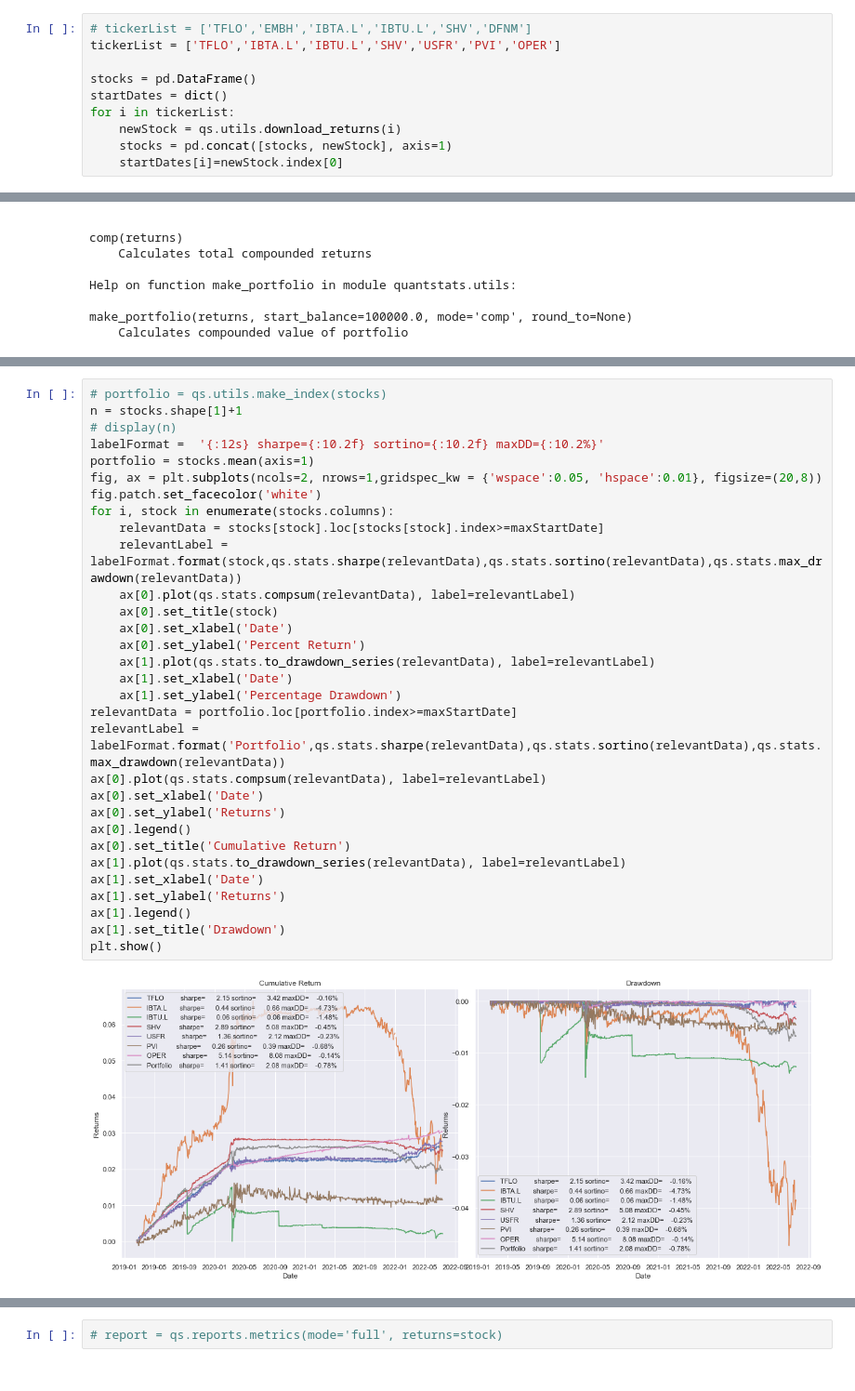
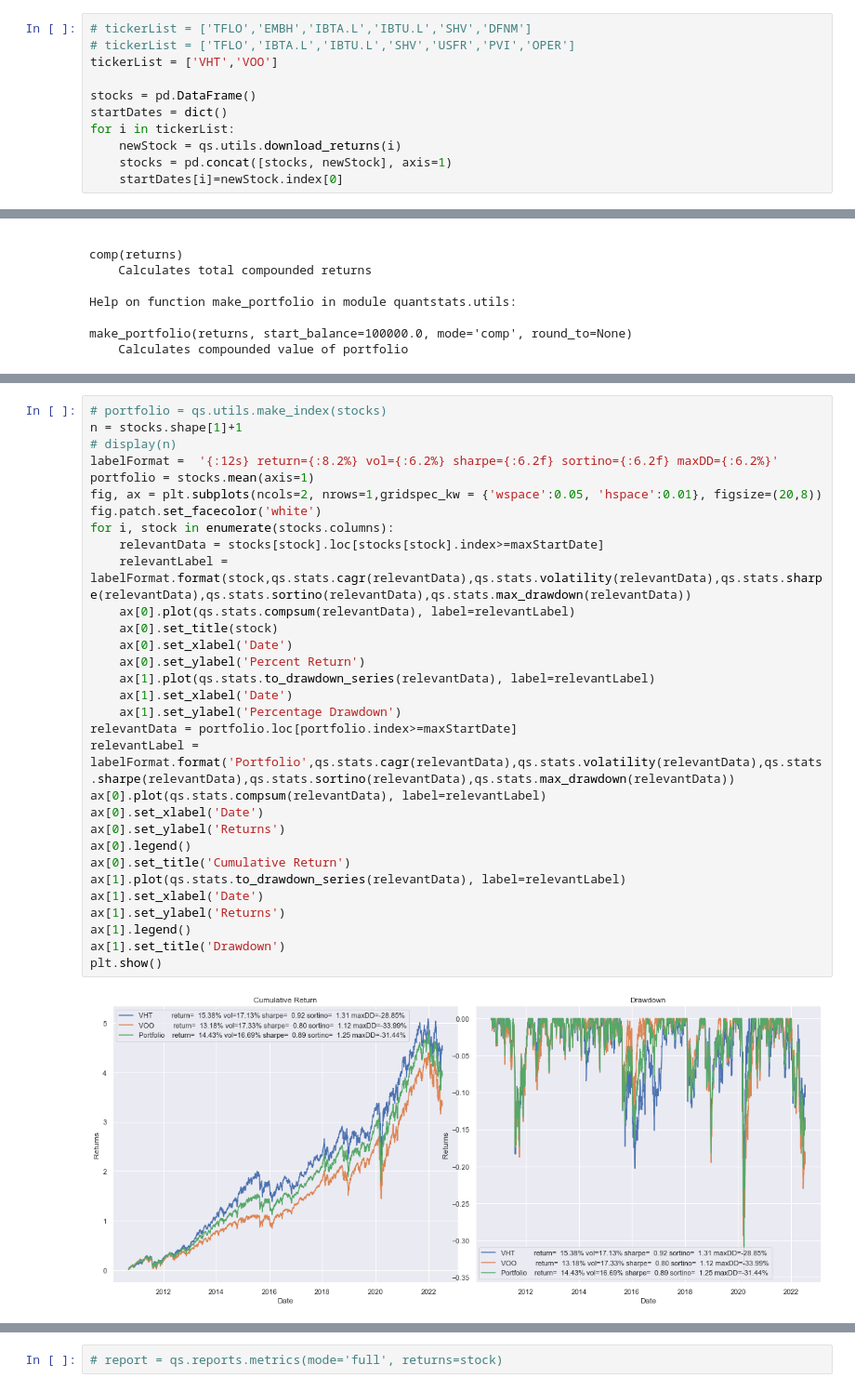
Before and after one commit to wakamex/tradcharts, a Jupyter notebook: stocks.ipynb, the cells around one changed output, grey strips where cells are left out. Shown at 93% size. Saved outputs shown, nothing was run; the diff lists cells and outputs as text.

```diff
--- a/stocks.ipynb
+++ b/stocks.ipynb
@@ -23,6 +29,7 @@ stock.sharpe()
 # %%
 # tickerList = ['TFLO','EMBH','IBTA.L','IBTU.L','SHV','DFNM']
-tickerList = ['TFLO','IBTA.L','IBTU.L','SHV','USFR','PVI','OPER']
+# tickerList = ['TFLO','IBTA.L','IBTU.L','SHV','USFR','PVI','OPER']
+tickerList = ['VHT','VOO']
 
 stocks = pd.DataFrame()
 startDates = dict()
@@ -110,33 +112,33 @@ plt.show()
 # %%
 # portfolio = qs.utils.make_index(stocks)
 n = stocks.shape[1]+1
 # display(n)
-labelFormat =  '{:12s} sharpe={:10.2f} sortino={:10.2f} maxDD={:10.2%}'
+labelFormat =  '{:12s} return={:8.2%} vol={:6.2%} sharpe={:6.2f} sortino={:6.2f} maxDD={:6.2%}'
 portfolio = stocks.mean(axis=1)
 fig, ax = plt.subplots(ncols=2, nrows=1,gridspec_kw = {'wspace':0.05, 'hspace':0.01}, figsize=(20,8))
 fig.patch.set_facecolor('white')
 for i, stock in enumerate(stocks.columns):
     relevantData = stocks[stock].loc[stocks[stock].index>=maxStartDate]
-    relevantLabel = labelFormat.format(stock,qs.stats.sharpe(relevantData),qs.stats.sortino(relevantData),qs.stats.max_drawdown(relevantData))
+    relevantLabel = labelFormat.format(stock,qs.stats.cagr(relevantData),qs.stats.volatility(relevantData),qs.stats.sharpe(relevantData),qs.stats.sortino(relevantData),qs.stats.max_drawdown(relevantData))
     ax[0].plot(qs.stats.compsum(relevantData), label=relevantLabel)
     ax[0].set_title(stock)
     ax[0].set_xlabel('Date')
     ax[0].set_ylabel('Percent Return')
     ax[1].plot(qs.stats.to_drawdown_series(relevantData), label=relevantLabel)
     ax[1].set_xlabel('Date')
     ax[1].set_ylabel('Percentage Drawdown')
 relevantData = portfolio.loc[portfolio.index>=maxStartDate]
-relevantLabel = labelFormat.format('Portfolio',qs.stats.sharpe(relevantData),qs.stats.sortino(relevantData),qs.stats.max_drawdown(relevantData))
+relevantLabel = labelFormat.format('Portfolio',qs.stats.cagr(relevantData),qs.stats.volatility(relevantData),qs.stats.sharpe(relevantData),qs.stats.sortino(relevantData),qs.stats.max_drawdown(relevantData))
 ax[0].plot(qs.stats.compsum(relevantData), label=relevantLabel)
 ax[0].set_xlabel('Date')
 ax[0].set_ylabel('Returns')
 ax[0].legend()
 ax[0].set_title('Cumulative Return')
 ax[1].plot(qs.stats.to_drawdown_series(relevantData), label=relevantLabel)
 ax[1].set_xlabel('Date')
 ax[1].set_ylabel('Returns')
 ax[1].legend()
 ax[1].set_title('Drawdown')
 plt.show()
 # %% [output]
-[figure, old version]
+[figure, new version]
```
Also changed, not shown: parts of 5 cells of this notebook, 10 other files.
